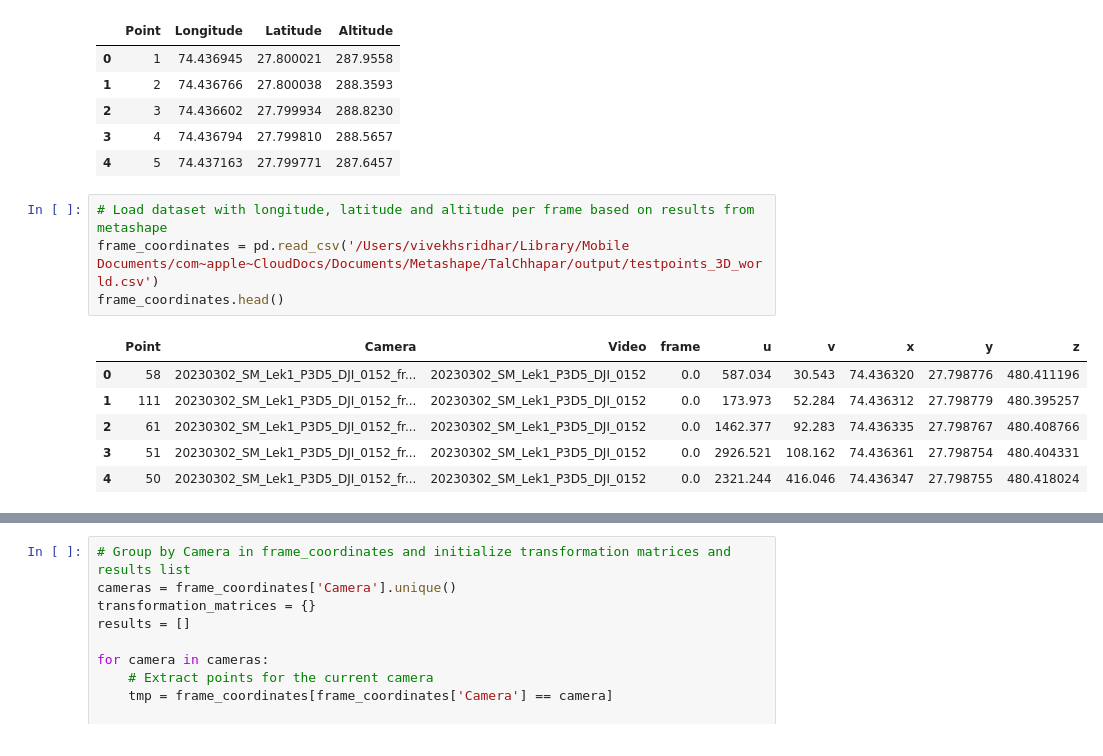
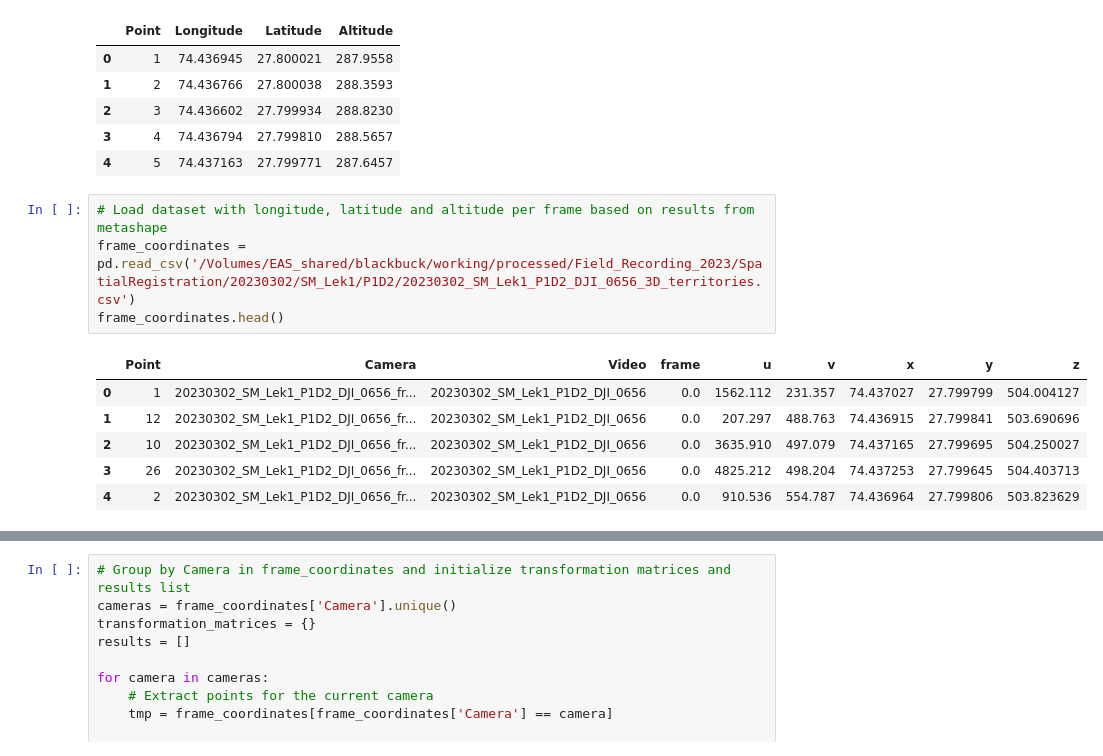
Before and after one commit to projectmela/SpatialRegistration, a Jupyter notebook: 13_RescaleCoordinates.ipynb, the cells around one changed output, grey strips where cells are left out. Saved outputs shown, nothing was run; the diff lists cells and outputs as text.

```diff
--- a/13_RescaleCoordinates.ipynb
+++ b/13_RescaleCoordinates.ipynb
@@ -22,15 +22,15 @@ map_coordinates.head()
 | 4 | 5 | 74.437163 | 27.799771 | 287.6457 |
 # %%
 # Load dataset with longitude, latitude and altitude per frame based on results from metashape
-frame_coordinates = pd.read_csv('/Users/vivekhsridhar/Library/Mobile Documents/com~apple~CloudDocs/Documents/Metashape/TalChhapar/output/testpoints_3D_world.csv')
+frame_coordinates = pd.read_csv('/Volumes/EAS_shared/blackbuck/working/processed/Field_Recording_2023/SpatialRegistration/20230302/SM_Lek1/P1D2/20230302_SM_Lek1_P1D2_DJI_0656_3D_territories.csv')
 frame_coordinates.head()
 # %% [output]
 |  | Point | Camera | Video | frame | u | v | x | y | z |
-| 0 | 58 | 20230302_SM_Lek1_P3D5_DJI_0152_fr... | 20230302_SM_Lek1_P3D5_DJI_0152 | 0.0 | 587.034 | 30.543 | 74.436320 | 27.798776 | 480.411196 |
-| 1 | 111 | 20230302_SM_Lek1_P3D5_DJI_0152_fr... | 20230302_SM_Lek1_P3D5_DJI_0152 | 0.0 | 173.973 | 52.284 | 74.436312 | 27.798779 | 480.395257 |
-| 2 | 61 | 20230302_SM_Lek1_P3D5_DJI_0152_fr... | 20230302_SM_Lek1_P3D5_DJI_0152 | 0.0 | 1462.377 | 92.283 | 74.436335 | 27.798767 | 480.408766 |
-| 3 | 51 | 20230302_SM_Lek1_P3D5_DJI_0152_fr... | 20230302_SM_Lek1_P3D5_DJI_0152 | 0.0 | 2926.521 | 108.162 | 74.436361 | 27.798754 | 480.404331 |
-| 4 | 50 | 20230302_SM_Lek1_P3D5_DJI_0152_fr... | 20230302_SM_Lek1_P3D5_DJI_0152 | 0.0 | 2321.244 | 416.046 | 74.436347 | 27.798755 | 480.418024 |
+| 0 | 1 | 20230302_SM_Lek1_P1D2_DJI_0656_fr... | 20230302_SM_Lek1_P1D2_DJI_0656 | 0.0 | 1562.112 | 231.357 | 74.437027 | 27.799799 | 504.004127 |
+| 1 | 12 | 20230302_SM_Lek1_P1D2_DJI_0656_fr... | 20230302_SM_Lek1_P1D2_DJI_0656 | 0.0 | 207.297 | 488.763 | 74.436915 | 27.799841 | 503.690696 |
+| 2 | 10 | 20230302_SM_Lek1_P1D2_DJI_0656_fr... | 20230302_SM_Lek1_P1D2_DJI_0656 | 0.0 | 3635.910 | 497.079 | 74.437165 | 27.799695 | 504.250027 |
+| 3 | 26 | 20230302_SM_Lek1_P1D2_DJI_0656_fr... | 20230302_SM_Lek1_P1D2_DJI_0656 | 0.0 | 4825.212 | 498.204 | 74.437253 | 27.799645 | 504.403713 |
+| 4 | 2 | 20230302_SM_Lek1_P1D2_DJI_0656_fr... | 20230302_SM_Lek1_P1D2_DJI_0656 | 0.0 | 910.536 | 554.787 | 74.436964 | 27.799806 | 503.823629 |
 # %%
 # Plot original and computed coordinates
 plt.scatter(map_coordinates['Longitude'], map_coordinates['Latitude'], c='black', label='Original Coordinates')
```
Also changed, not shown: parts of 4 cells of this notebook, 3 other files.
